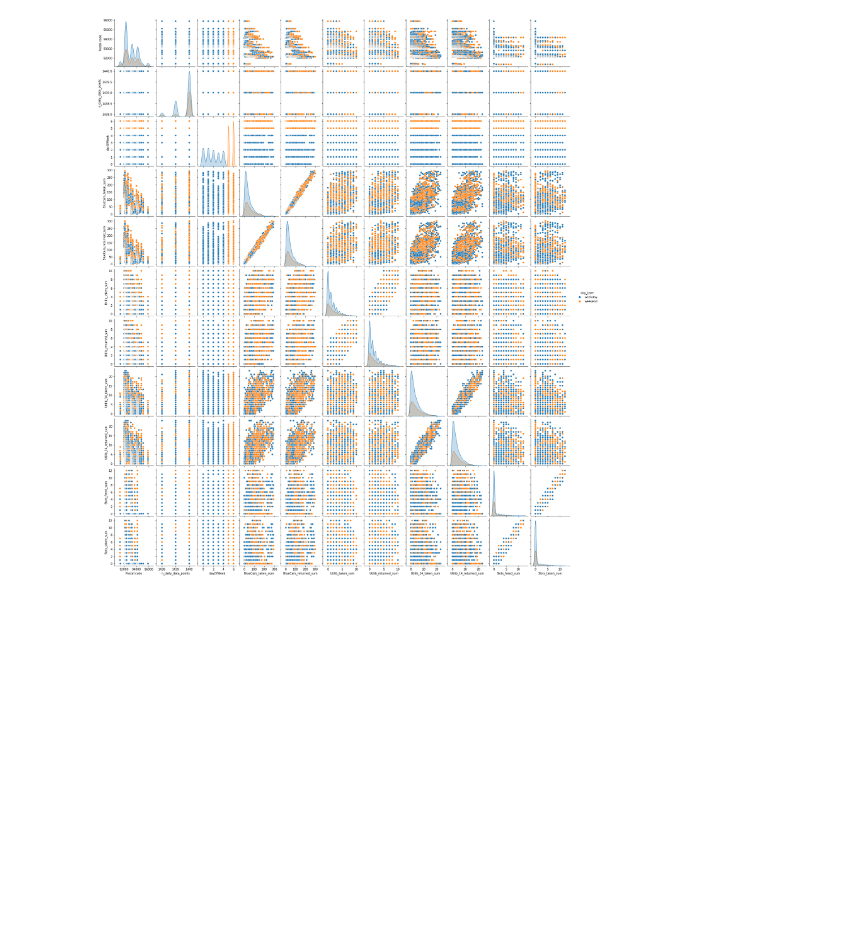
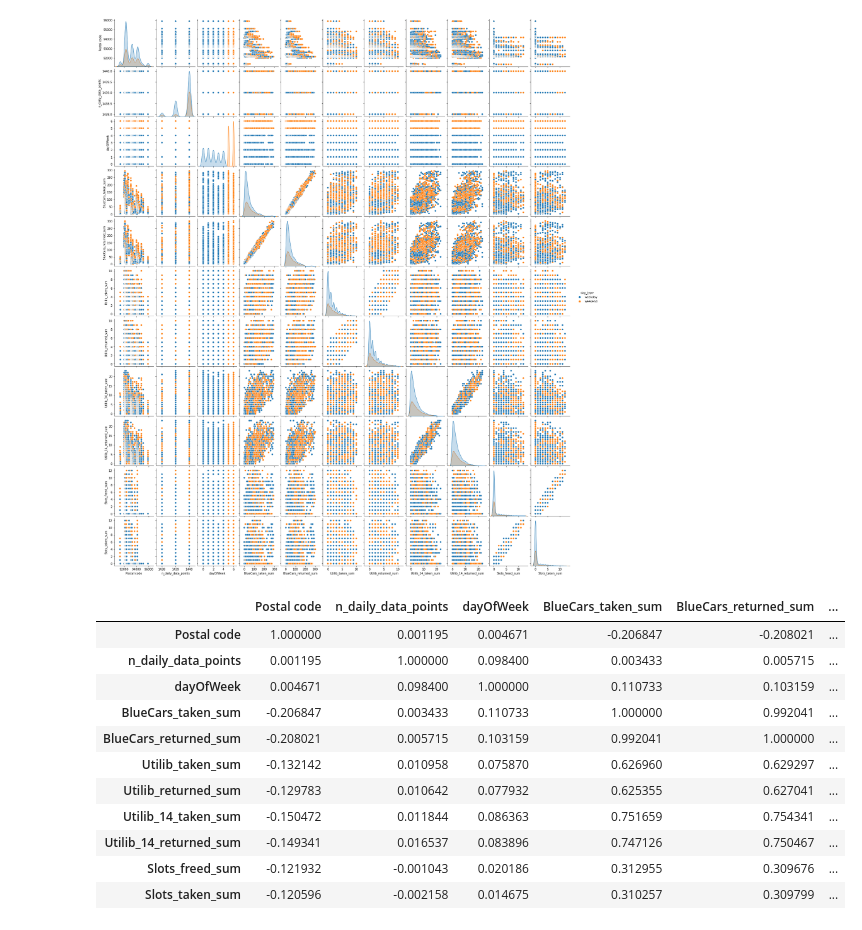
Before and after one commit to Gakarau/IP-Moringa, a Jupyter notebook: Independent_Project_Part_2.ipynb, the cells around one changed output. Saved outputs shown, nothing was run; the diff lists cells and outputs as text; code cells hidden in the pictures; blank space fills up the shorter version.

```diff
--- a/Independent_Project_Part_2.ipynb
+++ b/Independent_Project_Part_2.ipynb
@@ -186,3 +186,18 @@ sns.pairplot(
 # %% [output]
 <seaborn.axisgrid.PairGrid at 0x...>
 [figure]
+# %%
+Car.corr()
+# %% [output]
+|  | Postal code | n_daily_data_points | dayOfWeek | BlueCars_taken_sum | BlueCars_returned_sum | ... |
+| Postal code | 1.000000 | 0.001195 | 0.004671 | -0.206847 | -0.208021 | ... |
+| n_daily_data_points | 0.001195 | 1.000000 | 0.098400 | 0.003433 | 0.005715 | ... |
+| dayOfWeek | 0.004671 | 0.098400 | 1.000000 | 0.110733 | 0.103159 | ... |
+| BlueCars_taken_sum | -0.206847 | 0.003433 | 0.110733 | 1.000000 | 0.992041 | ... |
+| BlueCars_returned_sum | -0.208021 | 0.005715 | 0.103159 | 0.992041 | 1.000000 | ... |
+| Utilib_taken_sum | -0.132142 | 0.010958 | 0.075870 | 0.626960 | 0.629297 | ... |
+| Utilib_returned_sum | -0.129783 | 0.010642 | 0.077932 | 0.625355 | 0.627041 | ... |
+| Utilib_14_taken_sum | -0.150472 | 0.011844 | 0.086363 | 0.751659 | 0.754341 | ... |
+| Utilib_14_returned_sum | -0.149341 | 0.016537 | 0.083896 | 0.747126 | 0.750467 | ... |
+| Slots_freed_sum | -0.121932 | -0.001043 | 0.020186 | 0.312955 | 0.309676 | ... |
+| Slots_taken_sum | -0.120596 | -0.002158 | 0.014675 | 0.310257 | 0.309799 | ... |
```
